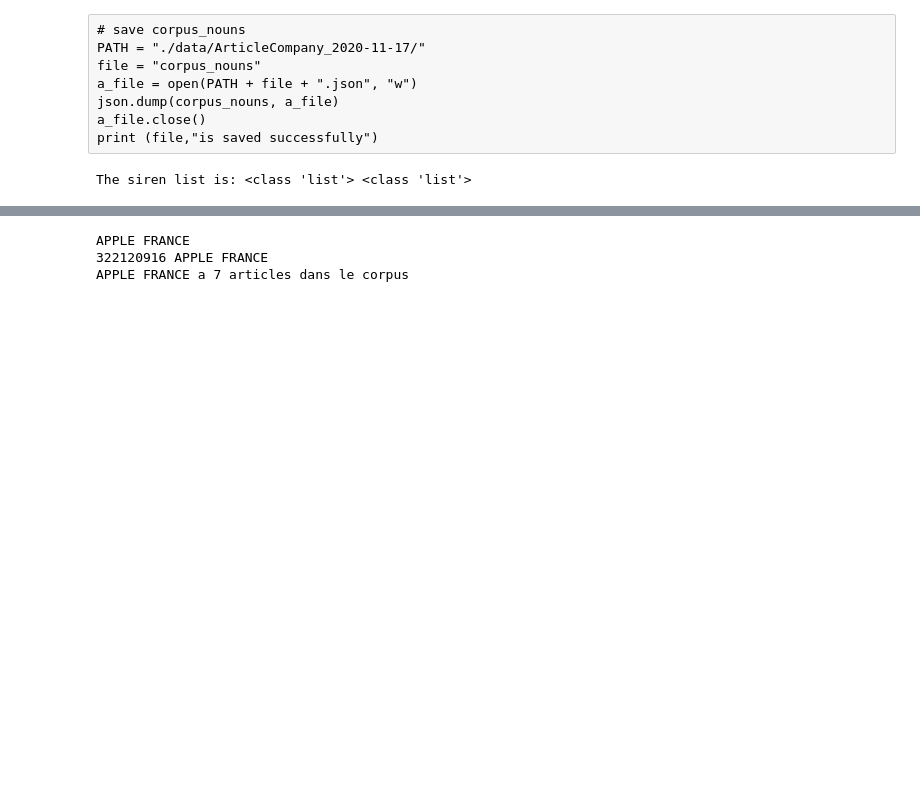
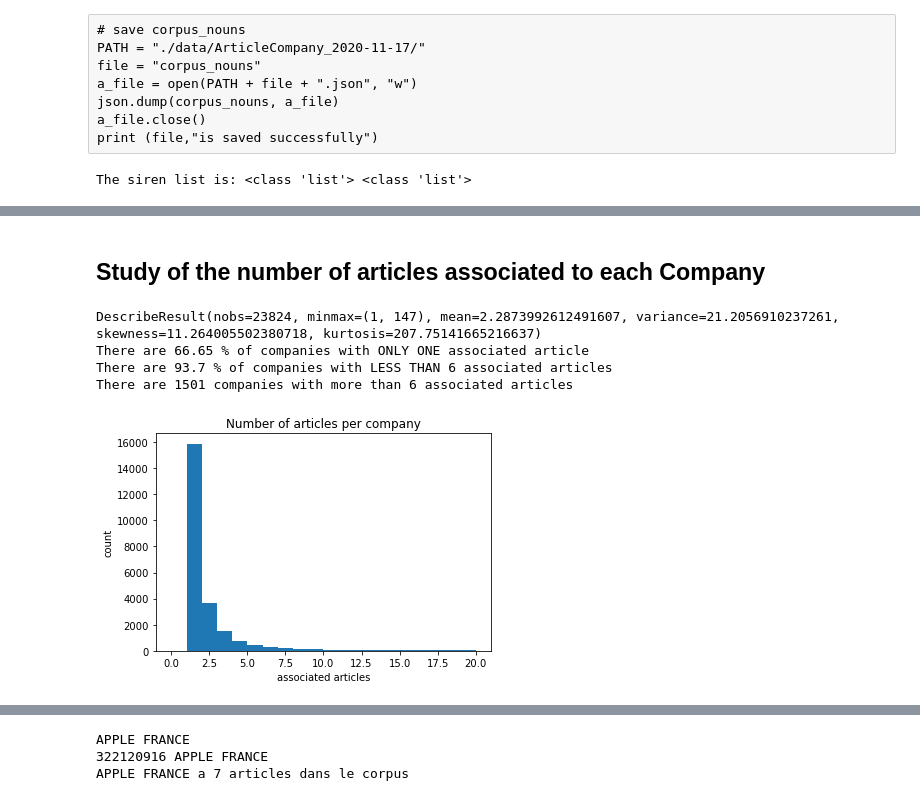
Before and after one commit to clemTJ/Company-Information-PSAT, a Jupyter notebook: textes_francais.ipynb, the cells around one changed output, grey strips where cells are left out. Cells and saved outputs as stored; diff of their text form; code cells hidden in the pictures; blank space fills up the shorter version.

```diff
--- a/textes_francais.ipynb
+++ b/textes_francais.ipynb
@@ -140,0 +59,19 @@ There are 1046 companies with more than 10 associated articles
+# %%
+sirens = list()
+for document in corpus_list:
+    for siren in document["siren"]:
+        sirens.append(siren)
+
+corpus_sirens = set(sirens)
+siren_only_in_corpus = list()
+for siren in corpus_sirens:
+    if siren not in dict_names.keys():
+        siren_only_in_corpus.append(siren)
+
+
+print("Number of distinct labeled companies of corpus",len(corpus_sirens))
+print ("There are",len(siren_only_in_corpus),"sirens in the corpus labels and not in the company name list")
+
+
+print ("There are", len(corpus_list), "articles in the corpus")
+print ("There are", len(dict_names), "companies in the list")
@@ -171,7 +117,7 @@ def tokenize_corpus(corpus):
                 if word not in stop_words:
                     cleaned_words.append(word)
         document["corpus"] = cleaned_words
-        return corpus_cleaned
+    return corpus
 # 100%|██████████| 57540/57540 [03:30<00:00, 273.74it/s]
 # %%
 corpus_cleaned = deepcopy(corpus_list)
@@ -201,0 +125,9 @@ There are 48933 articles with MORE than 500 words
+# %%
+#Removing bad articles == articles with less than 20 words
+min_word_count = 100
+corpus_list_inter = list()
+for document in corpus_cleaned:
+    if len(document["corpus"]) >= min_word_count:
+        corpus_list_inter.append(document)
+corpus_cleaned = corpus_list_inter
+print ("We now have",len(corpus_cleaned),"articles in the corpus instead of the original",len(corpus_list),"articles")
@@ -260,0 +284,23 @@ The siren list is: <class 'list'> <class 'list'>
+# %% [markdown]
+## Study of the number of articles associated to each Company
+# %%
+# We consider companies with at least one associated article for this study
+
+values = list(dict_count.values())
+plt.hist(values,range =(0,20), bins=20) #bins=20
+plt.xlabel('associated articles')
+plt.ylabel('count')
+plt.title('Number of articles per company')
+
+number = 6
+print(stats.describe(values))
+print ("There are",round(values.count(1)/len(values)*100,2), "% of companies with ONLY ONE associated article")
+under_n = [1 for i in values if i < number]
+print ("There are",round(len(under_n)/len(values)*100,2), "% of companies with LESS THAN",number,"associated articles")
+print ("There are",len(values)-len(under_n), "companies with more than",number,"associated articles")
+# %% [output]
+DescribeResult(nobs=23824, minmax=(1, 147), mean=2.2873992612491607, variance=21.2056910237261, skewness=11.264005502380718, kurtosis=207.75141665216637)
+There are 66.65 % of companies with ONLY ONE associated article
+There are 93.7 % of companies with LESS THAN 6 associated articles
+There are 1501 companies with more than 6 associated articles
+[figure, added]
```
Also changed, not shown: parts of 55 cells of this notebook, 2 other files.
